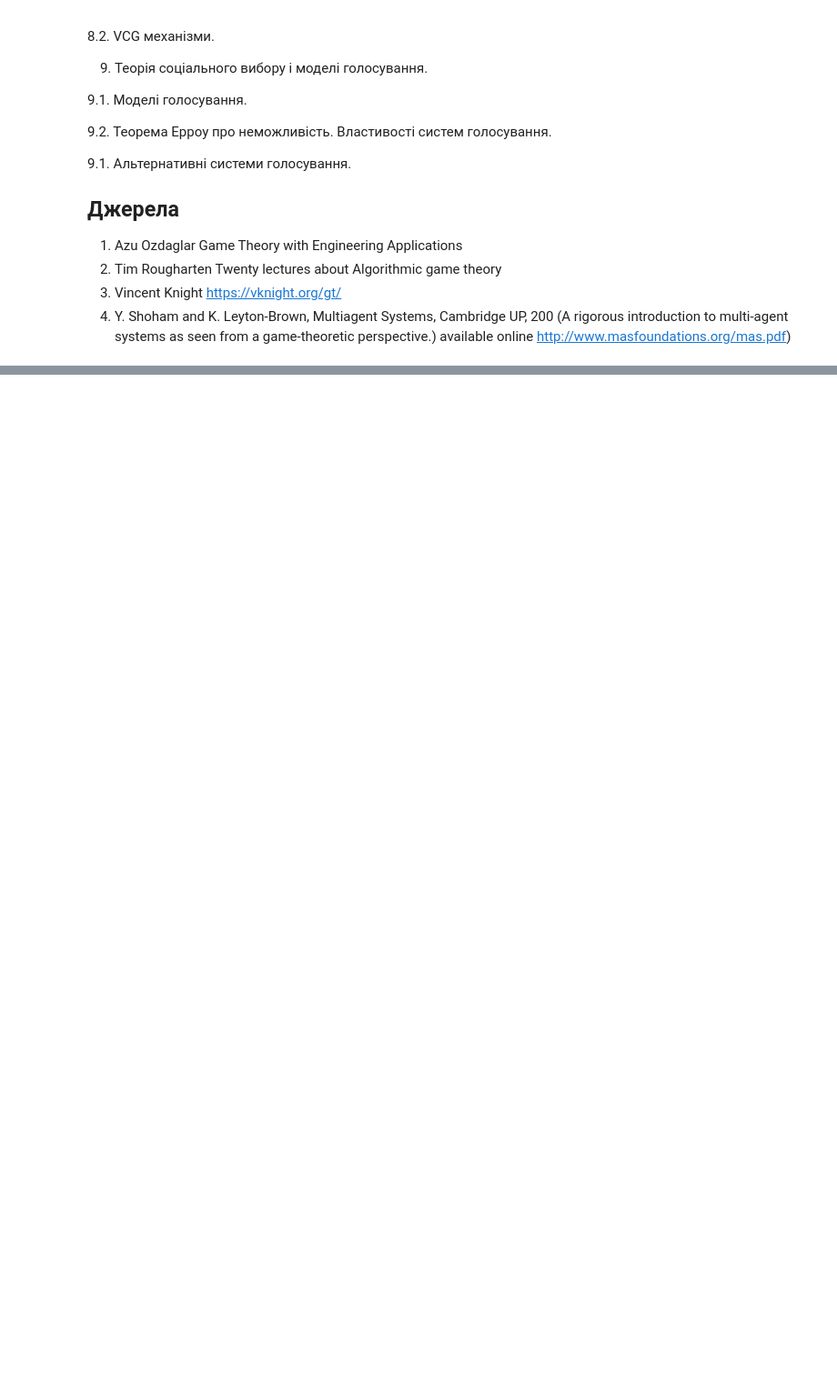
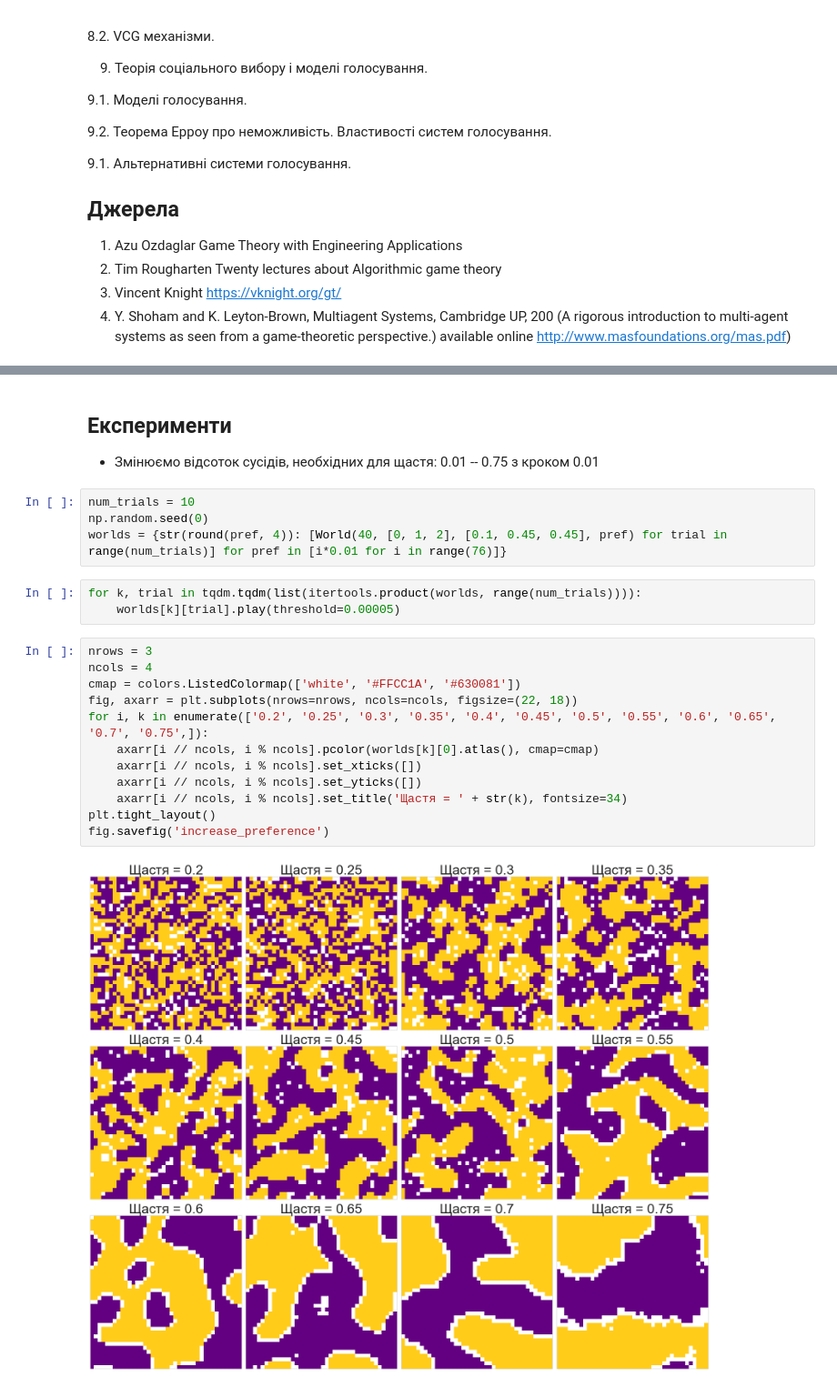
Before and after one commit to AndrijDen/GameTheoryKMA, a Jupyter notebook: Lecture1.ipynb, the cells around one changed output, grey strips where cells are left out. Shown: that part at 91% size. Drawn from its saved outputs; the diff is of its cells as text; blank space fills up the shorter version.

```diff
--- a/Lecture1.ipynb
+++ b/Lecture1.ipynb
@@ -129,0 +516,25 @@
+# %% [markdown]
+## Експерименти
+
+* Змінюємо відсоток сусідів, необхідних для щастя: 0.01 -- 0.75 з кроком 0.01
+# %%
+num_trials = 10
+np.random.seed(0)
+worlds = {str(round(pref, 4)): [World(40, [0, 1, 2], [0.1, 0.45, 0.45], pref) for trial in range(num_trials)] for pref in [i*0.01 for i in range(76)]}
+# %%
+for k, trial in tqdm.tqdm(list(itertools.product(worlds, range(num_trials)))):
+    worlds[k][trial].play(threshold=0.00005)
+# %%
+nrows = 3
+ncols = 4
+cmap = colors.ListedColormap(['white', '#FFCC1A', '#630081'])
+fig, axarr = plt.subplots(nrows=nrows, ncols=ncols, figsize=(22, 18))
+for i, k in enumerate(['0.2', '0.25', '0.3', '0.35', '0.4', '0.45', '0.5', '0.55', '0.6', '0.65', '0.7', '0.75',]):
+    axarr[i // ncols, i % ncols].pcolor(worlds[k][0].atlas(), cmap=cmap)
+    axarr[i // ncols, i % ncols].set_xticks([])
+    axarr[i // ncols, i % ncols].set_yticks([])
+    axarr[i // ncols, i % ncols].set_title('Щастя = ' + str(k), fontsize=34)
+plt.tight_layout()
+fig.savefig('increase_preference')
+# %% [output]
+[figure, added]
```
Also changed, not shown: parts of 15 cells of this notebook.
